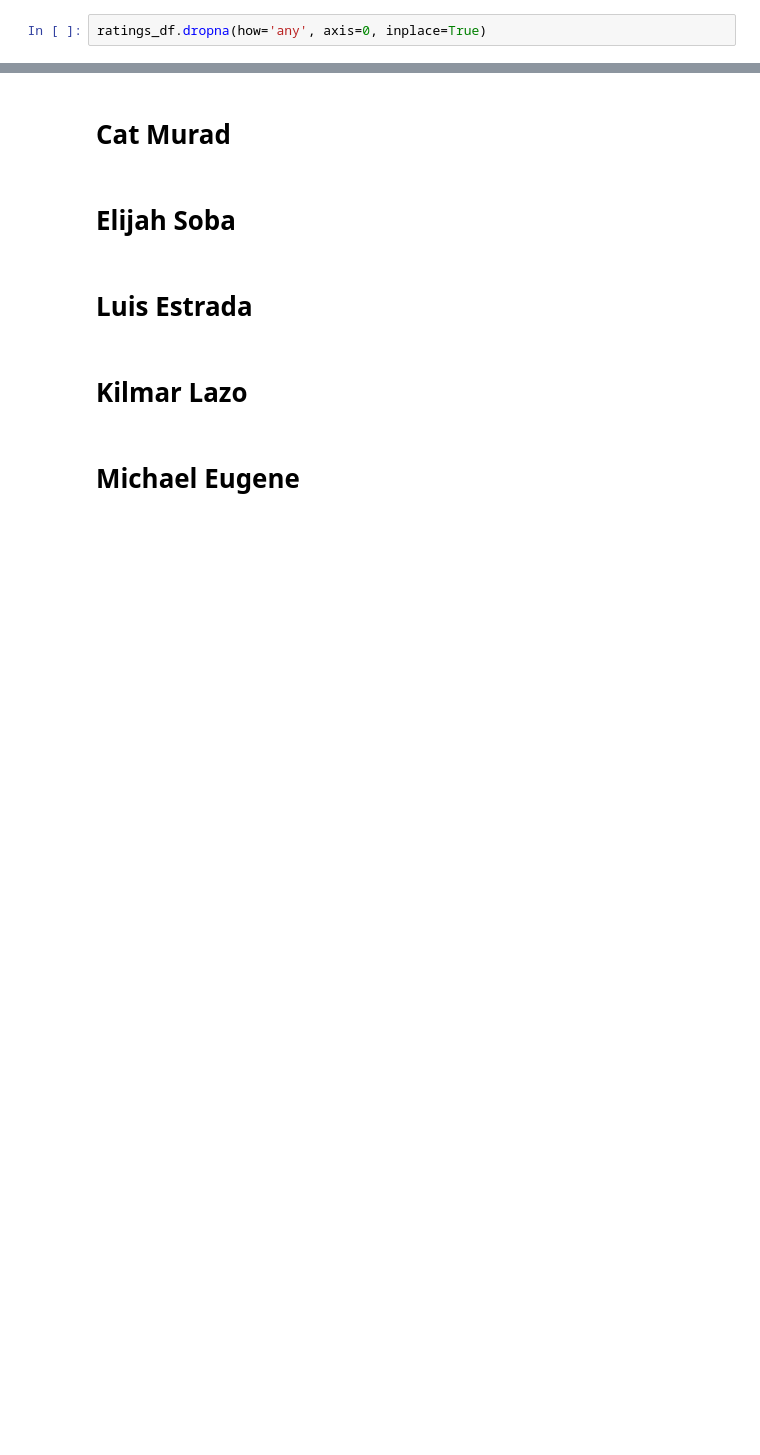
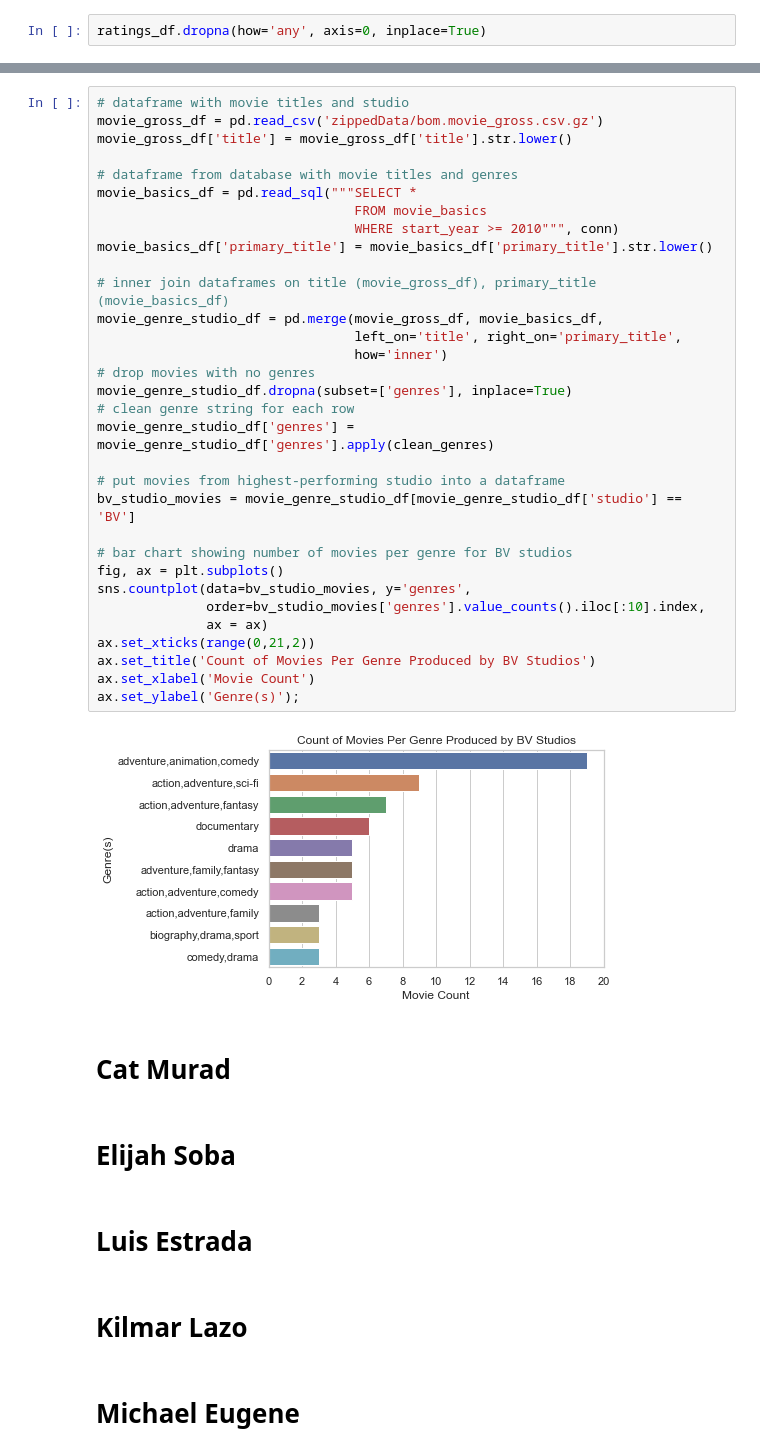
Before and after one commit to mehince/group-1-capstone, a Jupyter notebook: student.ipynb, the cells around one changed output, grey strips where cells are left out. Drawn from its saved outputs; the diff is of its cells as text; blank space fills up the shorter version.

```diff
--- a/student.ipynb
+++ b/student.ipynb
@@ -51,3 +80,37 @@ sns.barplot(x = 'averagerating', y = 'genres', data=sorted_avg_higher_votes);
+# %%
+# dataframe with movie titles and studio
+movie_gross_df = pd.read_csv('zippedData/bom.movie_gross.csv.gz')
+movie_gross_df['title'] = movie_gross_df['title'].str.lower()
+
+# dataframe from database with movie titles and genres
+movie_basics_df = pd.read_sql("""SELECT *
+                                 FROM movie_basics
+                                 WHERE start_year >= 2010""", conn)
+movie_basics_df['primary_title'] = movie_basics_df['primary_title'].str.lower()
+
+# inner join dataframes on title (movie_gross_df), primary_title (movie_basics_df)
+movie_genre_studio_df = pd.merge(movie_gross_df, movie_basics_df,
+                                 left_on='title', right_on='primary_title',
+                                 how='inner')
+# drop movies with no genres
+movie_genre_studio_df.dropna(subset=['genres'], inplace=True)
+# clean genre string for each row
+movie_genre_studio_df['genres'] = movie_genre_studio_df['genres'].apply(clean_genres)
+
+# put movies from highest-performing studio into a dataframe
+bv_studio_movies = movie_genre_studio_df[movie_genre_studio_df['studio'] == 'BV']
+
+# bar chart showing number of movies per genre for BV studios
+fig, ax = plt.subplots()
+sns.countplot(data=bv_studio_movies, y='genres',
+              order=bv_studio_movies['genres'].value_counts().iloc[:10].index,
+              ax = ax)
+ax.set_xticks(range(0,21,2))
+ax.set_title('Count of Movies Per Genre Produced by BV Studios')
+ax.set_xlabel('Movie Count')
+ax.set_ylabel('Genre(s)');
+# %% [output]
+[figure, added]
 # %% [markdown]
 # Cat Murad
 # %% [markdown]
```
Also changed, not shown: parts of 8 cells of this notebook.
